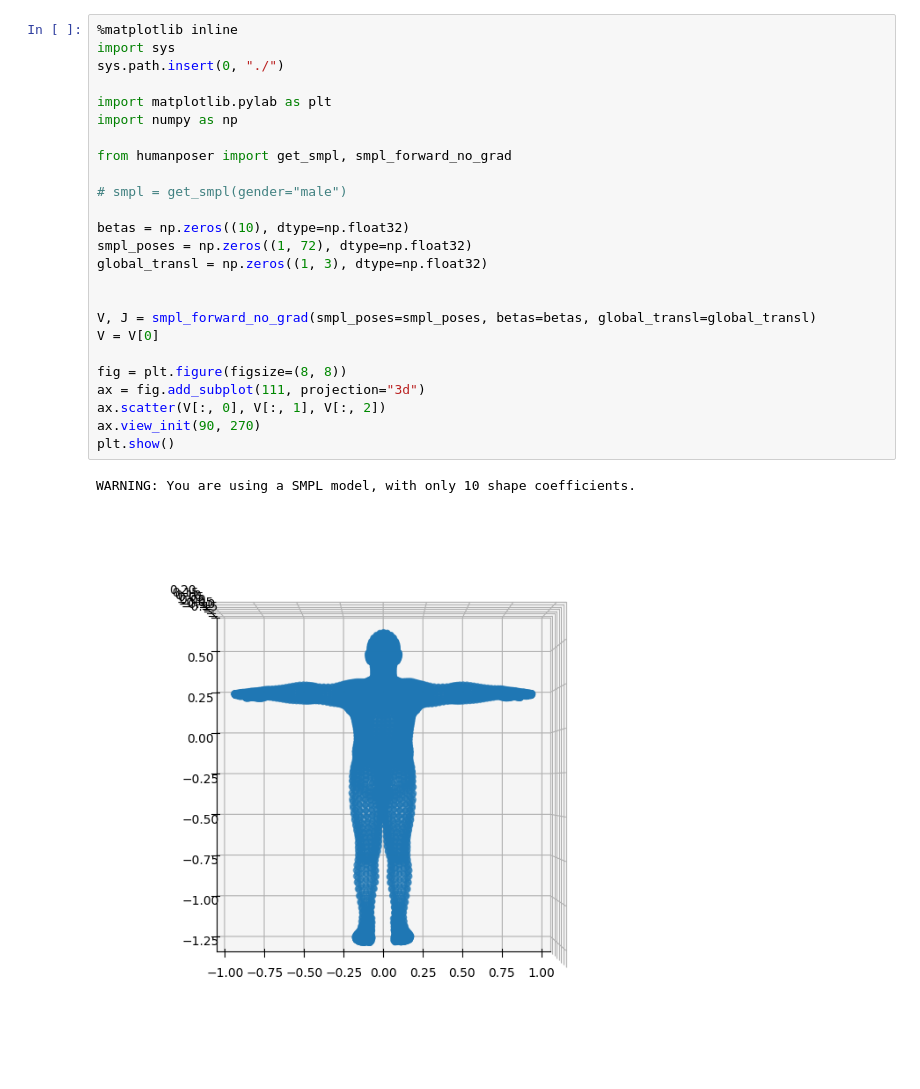
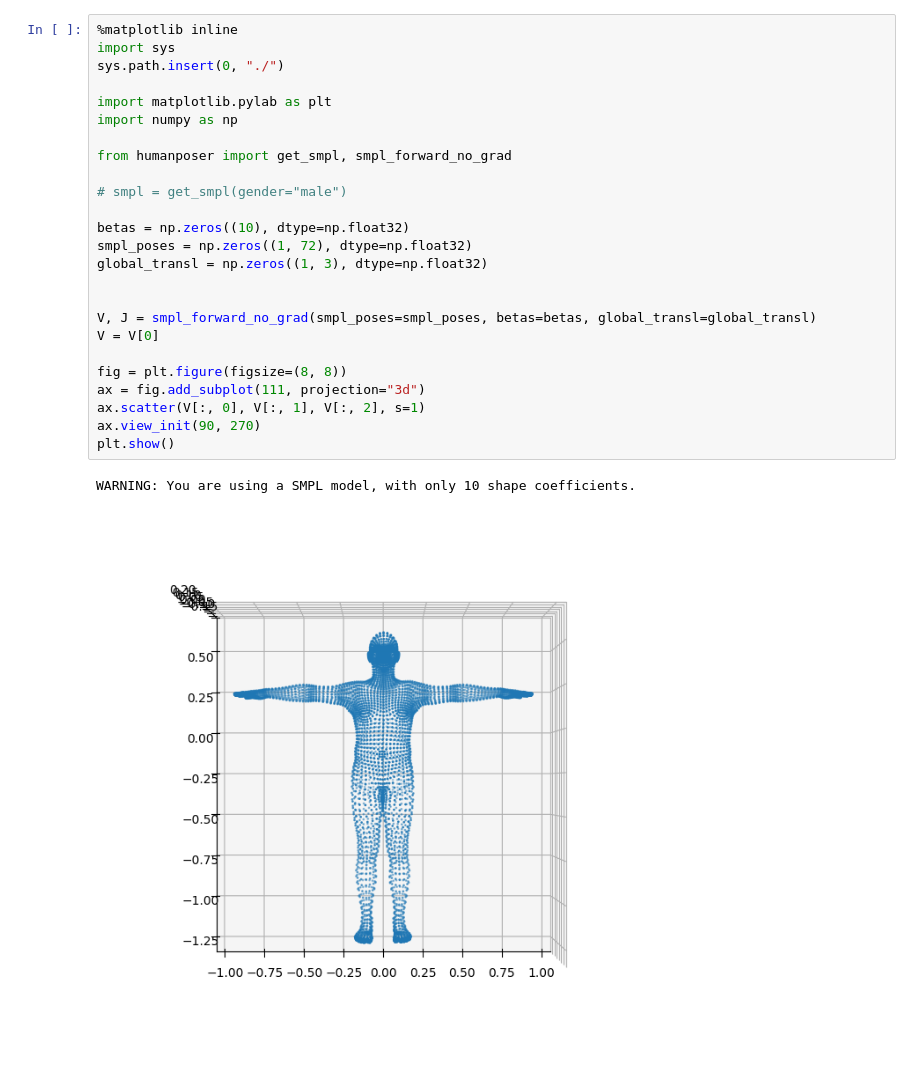
Before and after one commit to jutanke-sony/sai_humanposer, a Jupyter notebook: sample.ipynb, the cells around one changed output. Saved outputs shown, nothing was run; the diff lists cells and outputs as text.

```diff
--- a/sample.ipynb
+++ b/sample.ipynb
@@ -1,28 +1,28 @@
 # %%
 %matplotlib inline
 import sys
 sys.path.insert(0, "./")
 
 import matplotlib.pylab as plt
 import numpy as np
 
 from humanposer import get_smpl, smpl_forward_no_grad
 
 # smpl = get_smpl(gender="male")
 
 betas = np.zeros((10), dtype=np.float32)
 smpl_poses = np.zeros((1, 72), dtype=np.float32)
 global_transl = np.zeros((1, 3), dtype=np.float32)
 
 
 V, J = smpl_forward_no_grad(smpl_poses=smpl_poses, betas=betas, global_transl=global_transl)
 V = V[0]
 
 fig = plt.figure(figsize=(8, 8))
 ax = fig.add_subplot(111, projection="3d")
-ax.scatter(V[:, 0], V[:, 1], V[:, 2])
+ax.scatter(V[:, 0], V[:, 1], V[:, 2], s=1)
 ax.view_init(90, 270)
 plt.show()
 # %% [output]
 WARNING: You are using a SMPL model, with only 10 shape coefficients.
-[figure, old version]
+[figure, new version]
```
Also changed, not shown: 1 other file.
